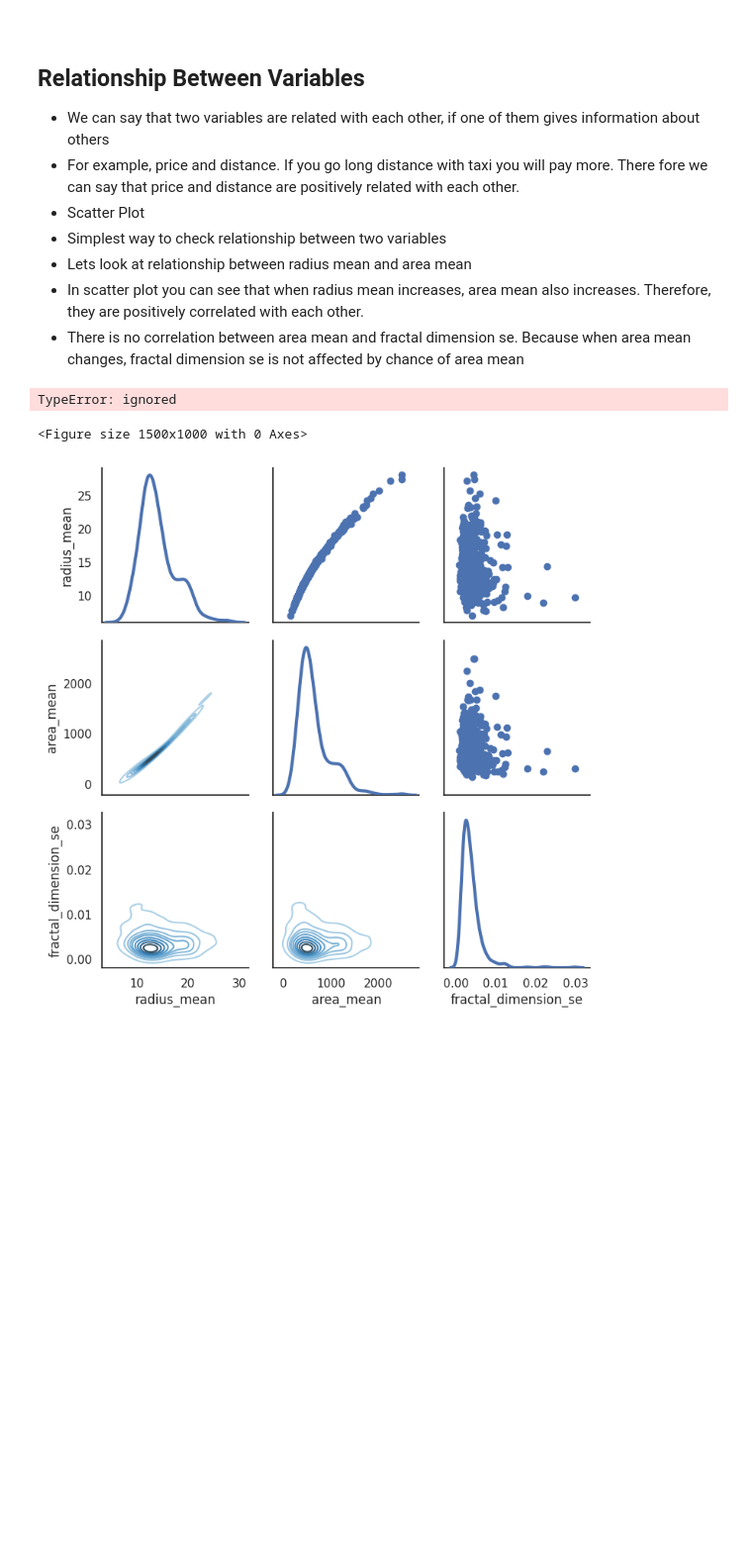
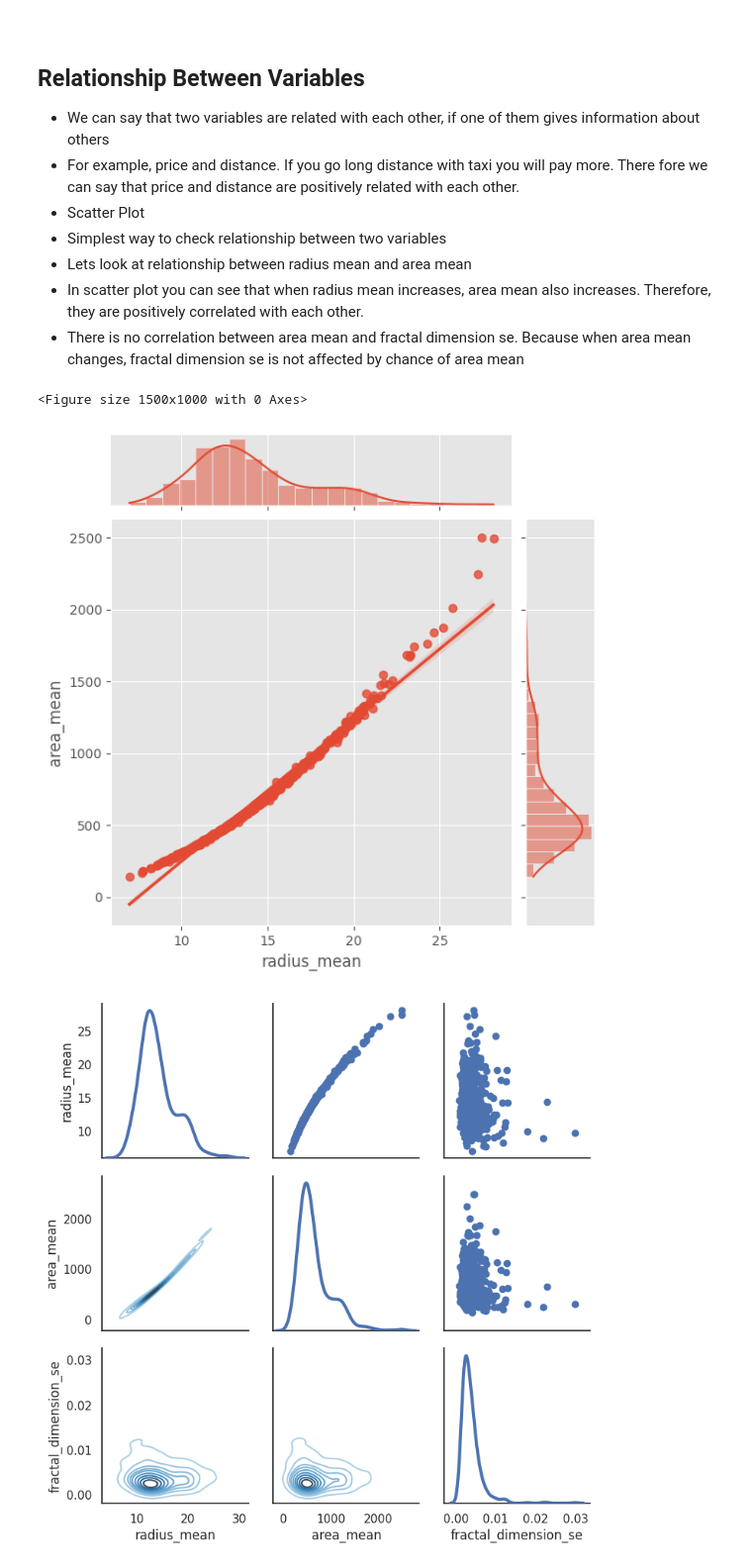
Before and after one commit to Gift-eiei/CE880_Lab_Task, a Jupyter notebook: Week6/Exercise_6_2.ipynb, the cells around one changed output. Shown at 99% size. Cells and saved outputs as stored; diff of their text form; code cells hidden in the pictures; blank space fills up the shorter version.

```diff
--- a/Week6/Exercise_6_2.ipynb
+++ b/Week6/Exercise_6_2.ipynb
@@ -209,11 +203,11 @@ Effect size:  2.2048585165041414
 * There is no correlation between area mean and fractal dimension se. Because when area mean changes, fractal dimension se is not affected by chance of area mean
 # %%
 plt.figure(figsize = (15,10))
-sns.jointplot(data.radius_mean,data.area_mean,kind="reg")
+sns.jointplot(data=data, x='radius_mean', y='area_mean', kind="reg")
 plt.show()
 # %% [output]
-TypeError: ignored
+<Figure size 1500x1000 with 0 Axes>
-<Figure size 1500x1000 with 0 Axes>
+[figure, added]
 # %%
 # Also we can look relationship between more than 2 distribution
 sns.set(style = "white")
```
Also changed, not shown: parts of 2 cells of this notebook.
